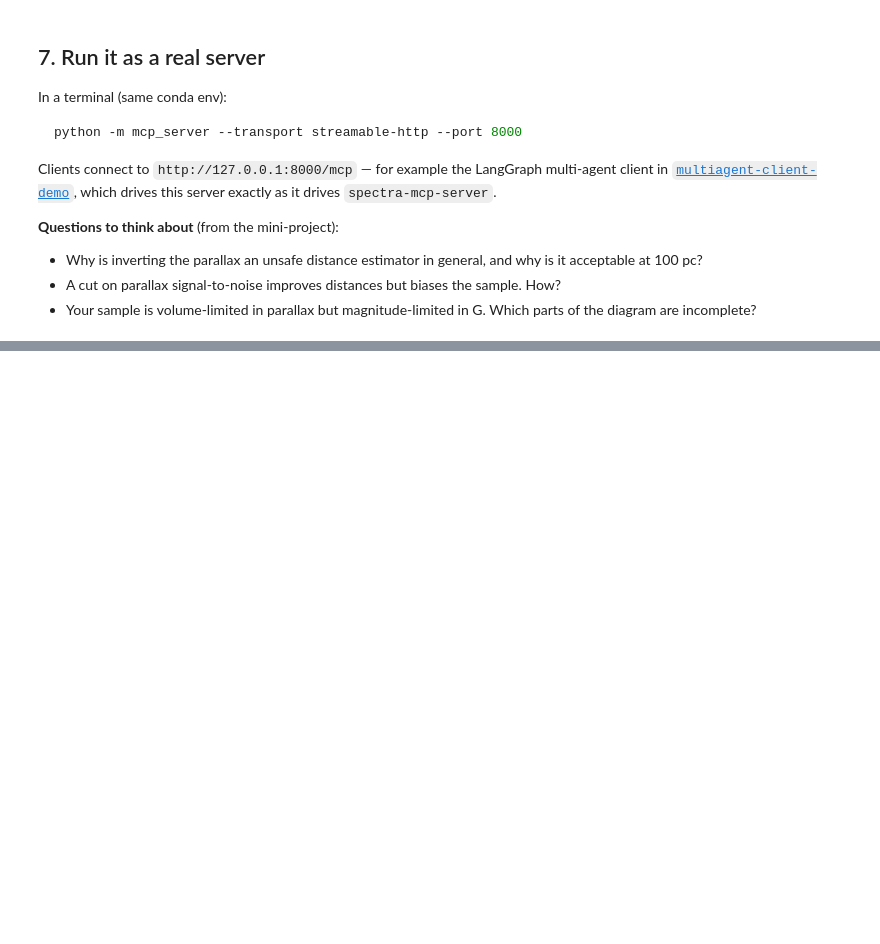
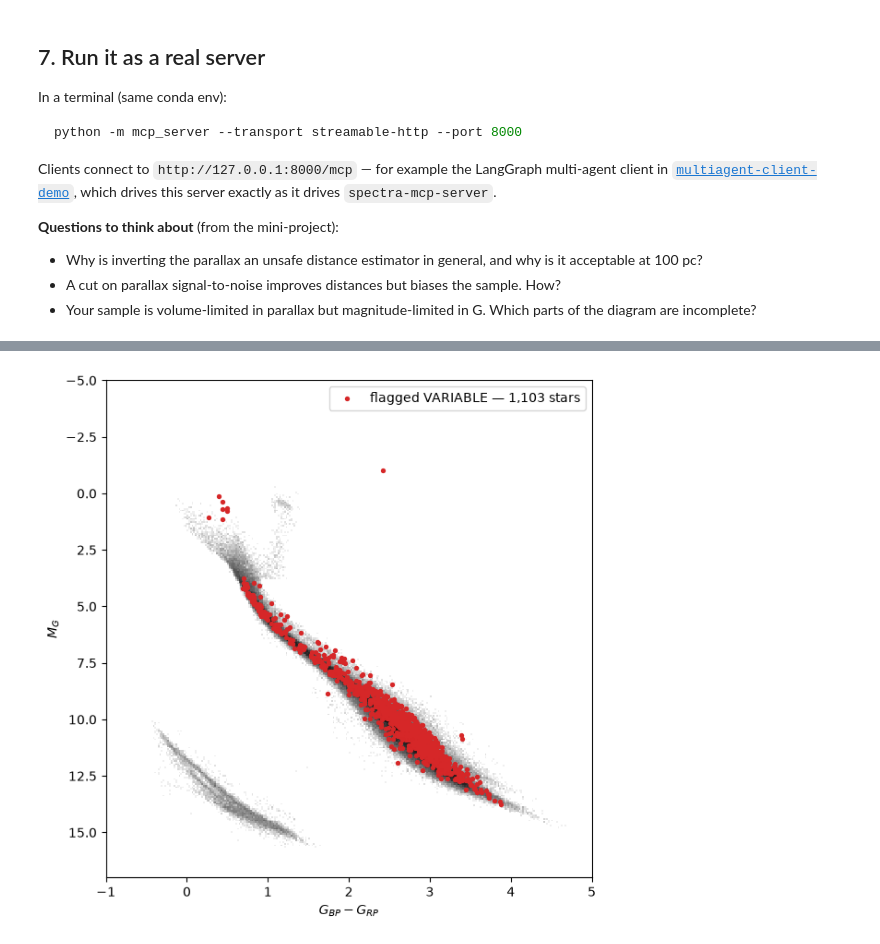
Before and after one commit to HEP-KE/gaia-mcp-server, a Jupyter notebook: notebooks/01_manual_pipeline.ipynb, the cells around one changed output, grey strips where cells are left out. Cells and saved outputs as stored; diff of their text form; code cells hidden in the pictures; blank space fills up the shorter version.

```diff
--- a/notebooks/01_manual_pipeline.ipynb
+++ b/notebooks/01_manual_pipeline.ipynb
@@ -226,0 +342,16 @@ which drives this server exactly as it drives `spectra-mcp-server`.
+# %%
+flag = np.asarray(ext["phot_variable_flag"]).astype(str)[keep]
+variable = flag == "VARIABLE"
+
+fig, ax = plt.subplots(figsize=(6.8, 7))
+ax.hist2d(bp_rp, M_G, bins=300, range=[[-1, 5], [-5, 17]],
+          norm=LogNorm(), cmap="Greys", cmin=1)
+ax.scatter(bp_rp[variable], M_G[variable], s=8, color="C3",
+           label=f"flagged VARIABLE — {variable.sum():,} stars")
+ax.set_ylim(17, -5)
+ax.set_xlabel(r"$G_{BP} - G_{RP}$")
+ax.set_ylabel(r"$M_G$")
+ax.legend(loc="upper right")
+plt.show()
+# %% [output]
+[figure, added]
```
Also changed, not shown: parts of 12 cells of this notebook, 1 other file.
